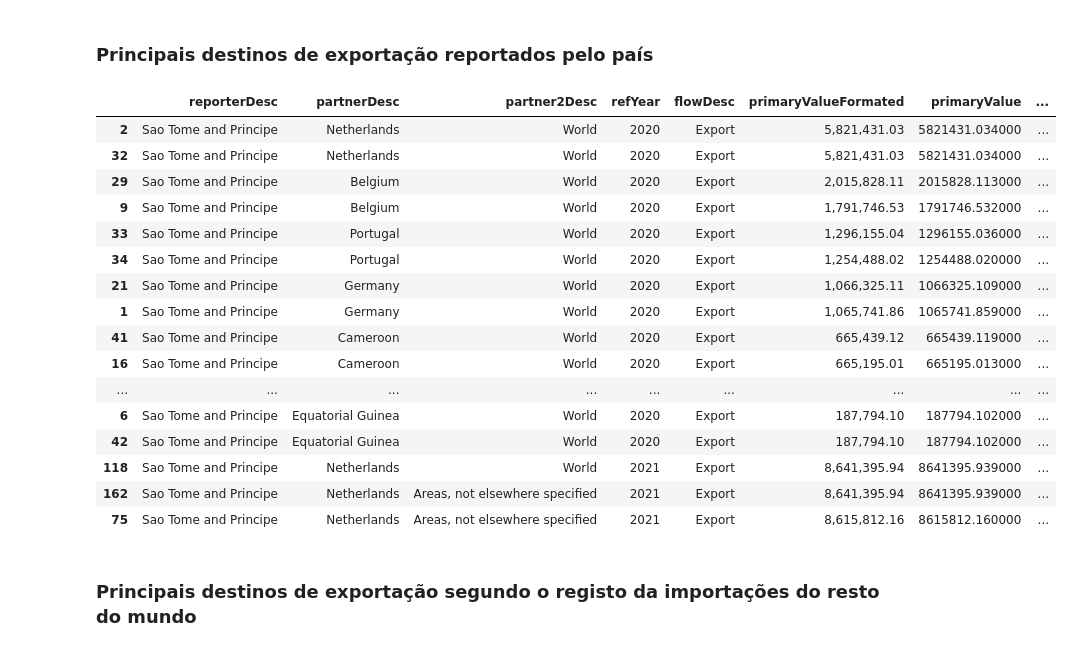
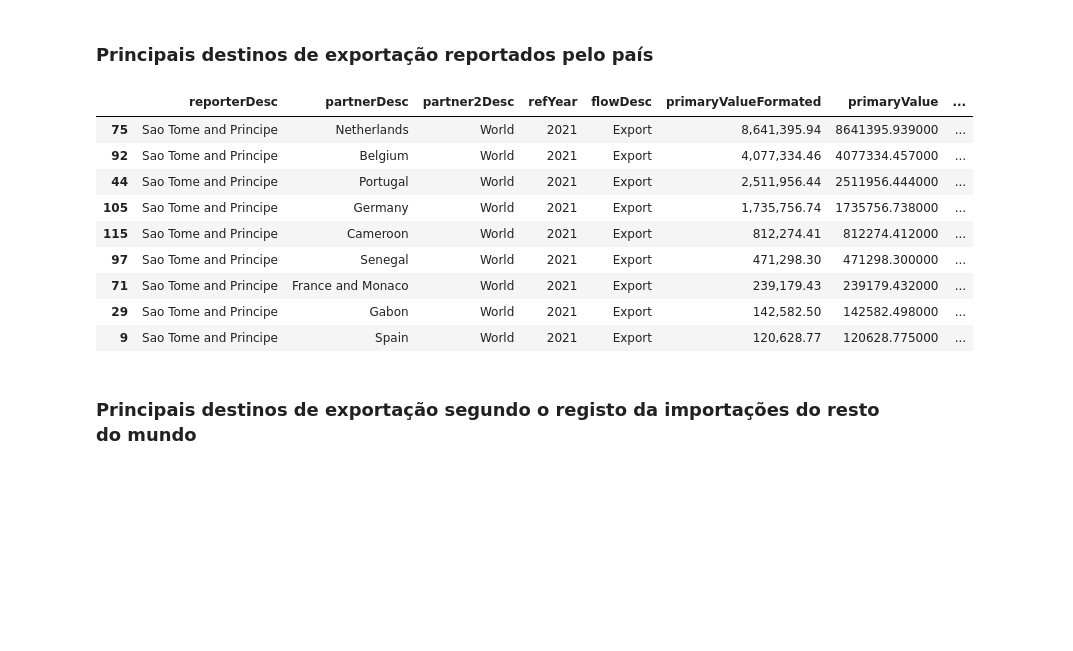
Before and after one commit to joaquimrcarvalho/cipf-comtrade, a Jupyter notebook: country_trade_profile.ipynb, the cells around one changed output. Cells and saved outputs as stored; diff of their text form; code cells hidden in the pictures; blank space fills up the shorter version.

```diff
--- a/country_trade_profile.ipynb
+++ b/country_trade_profile.ipynb
@@ -63,6 +63,6 @@ comtrade.PERIOD_SECONDS=5
 Choose country and years of interest
 # %%
 country_of_interest = comtrade.m49_stome_principe
-years_of_interest = comtrade.year_range(2012, 2022)
+years_of_interest = comtrade.year_range(2021, 2022)
 print(comtrade.COUNTRY_CODES[country_of_interest], years_of_interest)
 # %% [output]
@@ -95,12 +81,3 @@ global_trade[cols].sort_index()
 # %% [markdown]
 ## Principais parceiros comerciais
 ### Principais destinos das exportações
-# %%
-import pandas as pd
-# show more lines
-pd.set_option('display.max_rows', 500)
-
-top_partners, df = comtrade.top_partners(country_of_interest,years_of_interest,flowCode='X',
-                                    extra_cols=['partner2Desc'],
-                                    rank_filter=5, return_data=True)
-print(top_partners.columns)
@@ -214,38 +335,31 @@ partnerA = country_of_interest
 # %%
 df_import_rep_a_world = comtrade.get_data("C",# C for commodities, S for Services
                      "A",# (freqCode) A for annual and M for monthly
                      flowCode='X',
                      cmdCode='TOTAL',
                      reporterCode=partnerA,
                      partnerCode=None,
-                     partner2Code=None,
+                     partner2Code=0,
                      period=years_of_interest,
-                     motCode = None,
+                     motCode = 0,
                      customsCode=None,
                      echo_url=False
                      )
 cols = ['reporterDesc','partnerDesc','partner2Desc','refYear','flowDesc','primaryValueFormated','primaryValue','perc','motDesc','isAggregate','customsDesc']
 total_import = df_import_rep_a_world['primaryValue'].sum()
 df_import_rep_a_world['perc'] = df_import_rep_a_world['primaryValue']/total_import
 df_import_rep_a_world[df_import_rep_a_world['primaryValue']>100000][cols].sort_values(by=['refYear','primaryValue'], ascending=[True,False]).head(20).style.format({'perc': '{:,.2%}'.format})
 # %% [output]
 |  | reporterDesc | partnerDesc | partner2Desc | refYear | flowDesc | primaryValueFormated | primaryValue | ... |
-| 2 | Sao Tome and Principe | Netherlands | World | 2020 | Export | 5,821,431.03 | 5821431.034000 | ... |
-| 32 | Sao Tome and Principe | Netherlands | World | 2020 | Export | 5,821,431.03 | 5821431.034000 | ... |
-| 29 | Sao Tome and Principe | Belgium | World | 2020 | Export | 2,015,828.11 | 2015828.113000 | ... |
-| 9 | Sao Tome and Principe | Belgium | World | 2020 | Export | 1,791,746.53 | 1791746.532000 | ... |
-| 33 | Sao Tome and Principe | Portugal | World | 2020 | Export | 1,296,155.04 | 1296155.036000 | ... |
-| 34 | Sao Tome and Principe | Portugal | World | 2020 | Export | 1,254,488.02 | 1254488.020000 | ... |
-| 21 | Sao Tome and Principe | Germany | World | 2020 | Export | 1,066,325.11 | 1066325.109000 | ... |
-| 1 | Sao Tome and Principe | Germany | World | 2020 | Export | 1,065,741.86 | 1065741.859000 | ... |
-| 41 | Sao Tome and Principe | Cameroon | World | 2020 | Export | 665,439.12 | 665439.119000 | ... |
-| 16 | Sao Tome and Principe | Cameroon | World | 2020 | Export | 665,195.01 | 665195.013000 | ... |
-| ... | ... | ... | ... | ... | ... | ... | ... | ... |
-| 6 | Sao Tome and Principe | Equatorial Guinea | World | 2020 | Export | 187,794.10 | 187794.102000 | ... |
-| 42 | Sao Tome and Principe | Equatorial Guinea | World | 2020 | Export | 187,794.10 | 187794.102000 | ... |
-| 118 | Sao Tome and Principe | Netherlands | World | 2021 | Export | 8,641,395.94 | 8641395.939000 | ... |
-| 162 | Sao Tome and Principe | Netherlands | Areas, not elsewhere specified | 2021 | Export | 8,641,395.94 | 8641395.939000 | ... |
-| 75 | Sao Tome and Principe | Netherlands | Areas, not elsewhere specified | 2021 | Export | 8,615,812.16 | 8615812.160000 | ... |
+| 75 | Sao Tome and Principe | Netherlands | World | 2021 | Export | 8,641,395.94 | 8641395.939000 | ... |
+| 92 | Sao Tome and Principe | Belgium | World | 2021 | Export | 4,077,334.46 | 4077334.457000 | ... |
+| 44 | Sao Tome and Principe | Portugal | World | 2021 | Export | 2,511,956.44 | 2511956.444000 | ... |
+| 105 | Sao Tome and Principe | Germany | World | 2021 | Export | 1,735,756.74 | 1735756.738000 | ... |
+| 115 | Sao Tome and Principe | Cameroon | World | 2021 | Export | 812,274.41 | 812274.412000 | ... |
+| 97 | Sao Tome and Principe | Senegal | World | 2021 | Export | 471,298.30 | 471298.300000 | ... |
+| 71 | Sao Tome and Principe | France and Monaco | World | 2021 | Export | 239,179.43 | 239179.432000 | ... |
+| 29 | Sao Tome and Principe | Gabon | World | 2021 | Export | 142,582.50 | 142582.498000 | ... |
+| 9 | Sao Tome and Principe | Spain | World | 2021 | Export | 120,628.77 | 120628.775000 | ... |
 # %% [markdown]
 ### Principais destinos de exportação segundo o registo da importações do resto do mundo
 # %%
```
Also changed, not shown: parts of 33 cells of this notebook.
